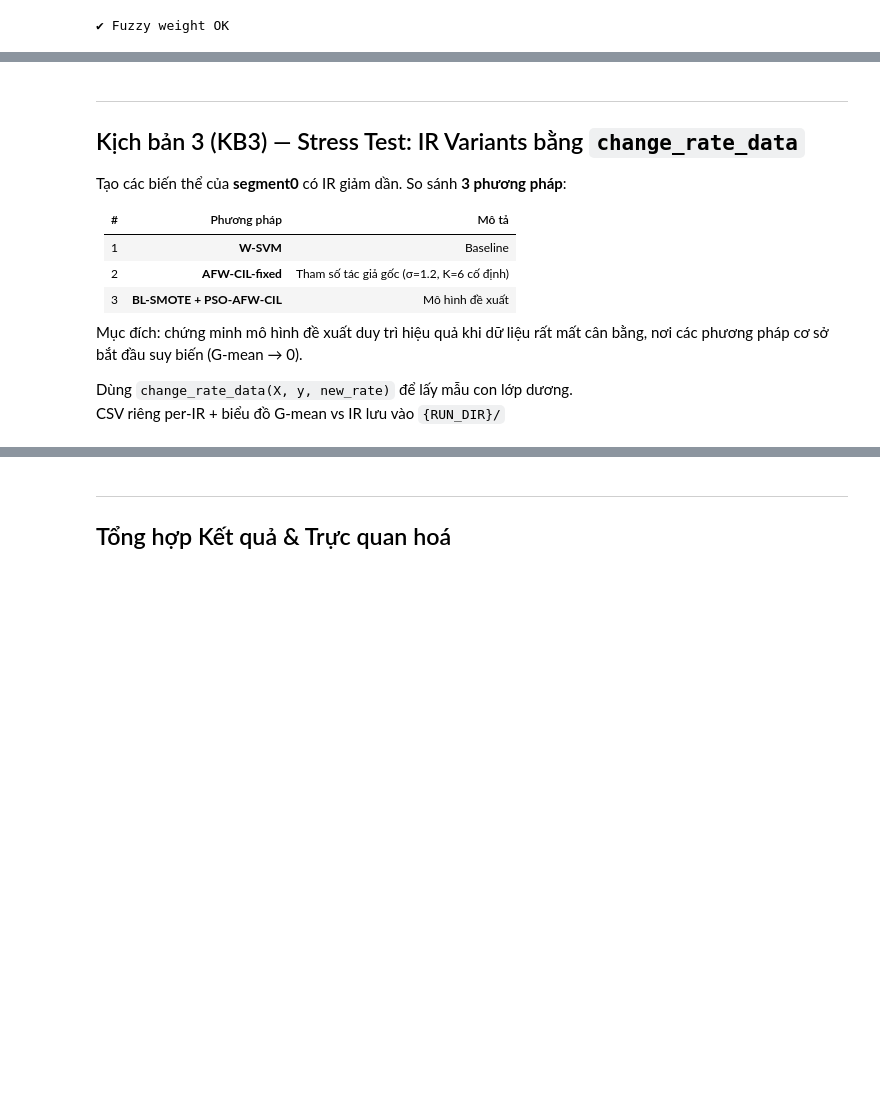
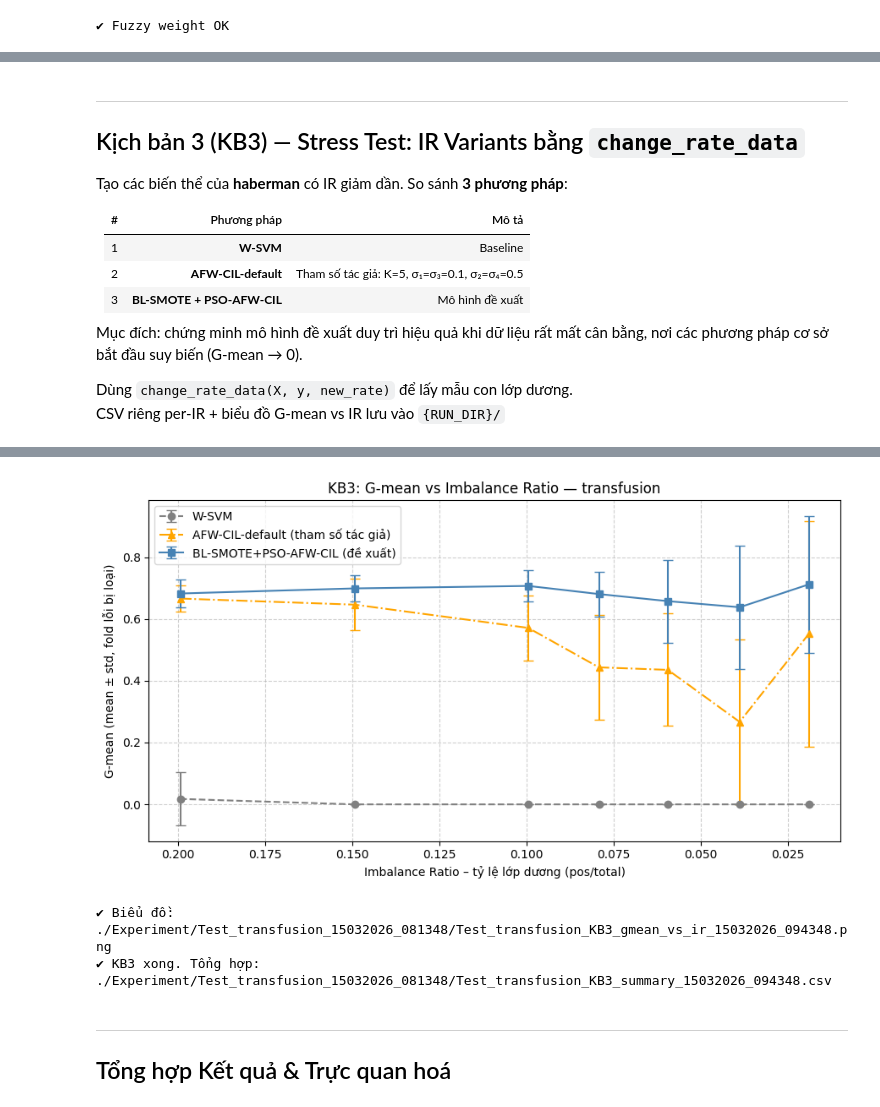
Before and after one commit to anhngocdang2723/afw-cil, a Jupyter notebook: notebook_modified/PSO_AFWCIL_QuickTest_segment0.ipynb, the cells around one changed output, grey strips where cells are left out. Saved outputs shown, nothing was run; the diff lists cells and outputs as text; code cells hidden in the pictures; blank space fills up the shorter version.

Commit message:
update notebook segment & pageblock

```diff
--- a/notebook_modified/PSO_AFWCIL_QuickTest_segment0.ipynb
+++ b/notebook_modified/PSO_AFWCIL_QuickTest_segment0.ipynb
@@ -64,13 +64,13 @@ sys.path += /home/quangvd/project/FAIR-2022
 DATASET_NAME = "segment0"       # << đổi tên dataset tại đây
 DATASET_FILE = "../data/datasets/segment0.csv"
 LABEL_COL    = "Class"
-LABEL_MAP    = {"negative": -1.0, "positive": 1.0}   # binary classification
+LABEL_MAP    = {"positive": 1.0, "negative": -1.0}
 DROP_COLS    = []
 CAT_COLS     = []
 IMPUTE       = False
 
 # ── Tên file dataset (không extension) → dùng đặt tên thư mục & kết quả ──
-_DS_BASE = os.path.splitext(os.path.basename(DATASET_FILE))[0]   # vd: "segment0"
+_DS_BASE = os.path.splitext(os.path.basename(DATASET_FILE))[0]   # vd: "haberman"
 
 # ── Tạo thư mục lưu kết quả: Experiment/Test_{tên_file}_{timestamp}/ ─────
 RUN_DIR = os.path.join("./Experiment", f"Test_{_DS_BASE}_{_RUN_TS}")
@@ -79,14 +79,14 @@ os.makedirs(RUN_DIR, exist_ok=True)
 os.makedirs(LOG_DIR, exist_ok=True)
 print(f"✔ Thư mục lần chạy: {RUN_DIR}")
 
-# ── Tham số chạy (điều chỉnh theo kích thước dataset) ─────────────────────────
+# ── Tham số chạy nhanh (nhỏ để test) ─────────────────────────
 N_SPLITS      = 5       # số fold CV
-N_REPEATS     = 1       # số lần lặp
-PSO_PARTICLES = 5       # số hạt PSO (Golden Setup)
-PSO_ITERS     = 5       # số vòng PSO (Golden Setup)
-INNER_CV_SPLITS = 3      # inner CV folds cho fitness PSO (nested)
+N_REPEATS     = 10      # số lần lặp
+PSO_PARTICLES = 8       # số hạt PSO (Golden Setup)
+PSO_ITERS     = 10      # số vòng PSO (Golden Setup)
+INNER_CV_SPLITS = 3     # inner CV folds cho fitness PSO (nested)
 C             = 100
-T_INNER       = 3       # số vòng LFB inner
+T_INNER       = 5       # số vòng LFB inner
 NAMEMETHOD    = "distance_center_own_opposite_tam"
 NAMEFUNCTION  = "func_own_opp_new"
 BOUNDS        = [(3, 11), (0.01, 0.5), (0.01, 0.99), (0.01, 0.5), (0.01, 0.99)]
@@ -1004,12 +1230,12 @@ csv_kb2, txt_kb2, df_kb2_sum = run_kb2(X_all, y_all, RUN_DIR)
 ---
 ## Kịch bản 3 (KB3) — Stress Test: IR Variants bằng `change_rate_data`
 
-Tạo các biến thể của **segment0** có IR giảm dần. So sánh **3 phương pháp**:
+Tạo các biến thể của **haberman** có IR giảm dần. So sánh **3 phương pháp**:
 
 | # | Phương pháp | Mô tả |
 |---|---|---|
 | 1 | **W-SVM** | Baseline |
-| 2 | **AFW-CIL-fixed** | Tham số tác giả gốc (σ=1.2, K=6 cố định) |
+| 2 | **AFW-CIL-default** | Tham số tác giả: K=5, σ₁=σ₃=0.1, σ₂=σ₄=0.5 |
 | 3 | **BL-SMOTE + PSO-AFW-CIL** | Mô hình đề xuất |
 
 Mục đích: chứng minh mô hình đề xuất duy trì hiệu quả khi dữ liệu rất mất cân bằng,
@@ -1020,13 +1246,13 @@ CSV riêng per-IR + biểu đồ G-mean vs IR lưu vào `{RUN_DIR}/`
 # %%
 # ── Các mức IR cần thử nghiệm ────────────────────────────────
 # Haberman: 81 pos / 306 total = 26.5% → chỉ giảm được ≤ 26%
-KB3_IR_LIST = [0.12, 0.10, 0.08, 0.06, 0.04, 0.02]
+KB3_IR_LIST = [0.20, 0.15, 0.10, 0.08, 0.06, 0.04, 0.02]
 
 def run_kb3(X_all, y_all, run_dir, dataset_name=_DS_BASE, ir_list=None):
     """
     KB3: Stress-test 3 phương pháp trên các biến thể IR giảm dần.
       1. W-SVM           — baseline
-      2. AFW-CIL-fixed   — tham số gốc tác giả (σ=1.2)
+      2. AFW-CIL-default — tham số tác giả (K=5, σ1=0.1, σ2=0.5, σ3=0.1, σ4=0.5)
       3. BL-SMOTE + PSO-AFW-CIL — mô hình đề xuất
 
     Tối ưu tính toán:
@@ -1052,7 +1278,7 @@ def run_kb3(X_all, y_all, run_dir, dataset_name=_DS_BASE, ir_list=None):
 
     print(f"\n{'='*60}")
     print(f"KB3 | Dataset: {dataset_name} | IR list: {ir_list}")
-    print(f"So sánh: W-SVM | AFW-CIL-fixed | BL-SMOTE+PSO-AFW-CIL")
+    print(f"So sánh: W-SVM | AFW-CIL-default | BL-SMOTE+PSO-AFW-CIL")
     print(f"{'='*60}")
 
     for ir_target in ir_list:
@@ -1085,6 +1311,8 @@ def run_kb3(X_all, y_all, run_dir, dataset_name=_DS_BASE, ir_list=None):
         if n_splits_actual < 2:
             print(f"  [!] Quá ít mẫu lớp thiểu số ({min_class}) → bỏ qua toàn bộ IR này")
             continue
+        if n_splits_actual < N_SPLITS:
+            print(f"  [i] IR thấp: giảm số fold từ {N_SPLITS} xuống {n_splits_actual} để đảm bảo mỗi fold có đủ mẫu lớp thiểu số")
 
         # NaN (không phải 0.0) dùng cho lỗi → nanmean/nanstd sẽ bỏ qua tự động
         wsvm_gm_list, afw_gm_list, proposed_gm_list = [], [], []
@@ -1106,6 +1334,9 @@ def run_kb3(X_all, y_all, run_dir, dataset_name=_DS_BASE, ir_list=None):
                     print(f"    [!] Rep {rep:02d} | Fold {fold} | <2 lớp → bỏ qua fold")
                     skipped_folds += 1
                     continue
+
+                X_core, y_core, X_val_tune, y_val_tune = split_train_core_val(
+                    X_tr, y_tr, test_size=0.25, random_state=rep * 100 + fold)
 
                 # ── 1. W-SVM baseline ──────────────────────────────────
                 t0 = time.time()
@@ -1130,52 +1361,50 @@ def run_kb3(X_all, y_all, run_dir, dataset_name=_DS_BASE, ir_list=None):
                         "W-SVM", f"ERROR,IR={ir_target}",
                         0.0, 0.0, 0.0, 0.0, 0.0, float('nan'), "error"))
 
-                # ── 2. AFW-CIL-fixed (tác giả gốc, σ=FIXED_RATE=1.2) ──
+                # ── 2. AFW-CIL-default (tham số tác giả) ──
                 # is_tomek + fuzzy_weight tính 1 lần / fold → dùng lại cho lfb_fixed
                 t0 = time.time()
                 try:
-                    _, posX_f, negX_f = is_tomek(X_tr, y_tr, class_type=[-1.0])
-                    w_init_afw = fuzzy_weight(0.5, 0.8, 0.2, X_tr, y_tr,
-                                             NAMEMETHOD, NAMEFUNCTION)
-                    if np.any(np.isnan(w_init_afw)) or np.any(w_init_afw <= 0):
-                        w_init_afw = np.ones(len(y_tr))   # fallback khi IR quá thấp
-                    best_w_afw, _, _ = lfb_fixed(C, posX_f, negX_f, w_init_afw,
-                                                  T_INNER, X_te, y_te, X_tr, y_tr)
+                    best_w_afw = lfb_refit_with_params(
+                        C, X_tr, y_tr, T_INNER, NAMEMETHOD, NAMEFUNCTION,
+                        AFW_AUTHOR_K, AFW_AUTHOR_S1, AFW_AUTHOR_S2, AFW_AUTHOR_S3, AFW_AUTHOR_S4)
                     pred_afw = wsvm(C, X_tr, y_tr, X_te, best_w_afw)
                     if np.any(np.isnan(pred_afw)):
                         raise ValueError("NaN in AFW-CIL pred")
                     sp_a, se_a, gm_a = Gmean(y_te, pred_afw)
                     afw_gm_list.append(gm_a)
+                    fn_author = f"K={AFW_AUTHOR_K},s1={AFW_AUTHOR_S1},s2={AFW_AUTHOR_S2},s3={AFW_AUTHOR_S3},s4={AFW_AUTHOR_S4},IR={ir_target}"
                     append_csv_row(csv_path, make_row(
                         rep, fold, round(time.time()-t0, 4),
-                        "AFW-CIL_fixed", f"sigma=1.2,IR={ir_target}",
+                        "AFW-CIL_default", fn_author,
                         sp_a, se_a, gm_a,
                         f1_score(y_te, pred_afw, pos_label=1, zero_division=0),
                         accuracy_score(y_te, pred_afw), _safe_auc(y_te, pred_afw),
                         str(confusion_matrix(y_te, pred_afw, labels=[-1., 1.]).tolist())))
                 except Exception as e:
-                    print(f"    [!] AFW-CIL-fixed lỗi Rep {rep:02d} Fold {fold}: {e} → ghi NaN")
+                    print(f"    [!] AFW-CIL-default lỗi Rep {rep:02d} Fold {fold}: {e} → ghi NaN")
                     afw_gm_list.append(float('nan'))    # NaN: không nhiễm nanmean
                     append_csv_row(csv_path, make_row(
                         rep, fold, round(time.time()-t0, 4),
-                        "AFW-CIL_fixed", f"ERROR,IR={ir_target}",
+                        "AFW-CIL_default", f"ERROR,IR={ir_target}",
                         0.0, 0.0, 0.0, 0.0, 0.0, float('nan'), "error"))
 
                 # ── 3. BL-SMOTE + PSO-AFW-CIL (đề xuất) ──────────────
-                # SMOTE trước → PSO_AFWCIL tính is_tomek+fuzzy_weight trong __init__
-                # Fix C: dùng pso2.ind_posX / pso2.ind_negX / pso2.init_weight sau optimize()
+                # Tuning PSO dùng inner CV 3-fold + SMOTE chỉ trên inner-train.
+                # Final refit/eval vẫn dùng SMOTE trên full outer-train.
                 t0 = time.time()
                 try:
-                    sm               = BorderlineSMOTE(random_state=rep)
-                    X_tr_sm, y_tr_sm = sm.fit_resample(X_tr, y_tr)[:2]
+                    sm_full          = BorderlineSMOTE(random_state=rep)
+                    X_tr_sm, y_tr_sm = sm_full.fit_resample(X_tr, y_tr)[:2]
                     pso2 = PSO_AFWCIL(PSO_PARTICLES, PSO_ITERS, BOUNDS, C, T_INNER,
-                                      X_tr_sm, y_tr_sm, X_te, y_te,
-                                      NAMEMETHOD, NAMEFUNCTION)
-                    gbpos2, gbval2, _ = pso2.optimize()
+                                      X_core, y_core, X_val_tune, y_val_tune,
+                                      NAMEMETHOD, NAMEFUNCTION,
+                                      inner_cv_splits=INNER_CV_SPLITS, use_smote_inner=True)
+                    gbpos2, _, _ = pso2.optimize()
                     K_b2   = int(round(float(gbpos2[0])))
-                    best_w2, _ = lfb_pso(C, pso2.ind_posX, pso2.ind_negX, pso2.init_weight,
-                                          T_INNER, X_te, y_te, X_tr_sm, y_tr_sm,
-                                          K_b2, gbpos2[1], gbpos2[2], gbpos2[3], gbpos2[4])
+                    best_w2 = lfb_refit_with_params(
+                        C, X_tr_sm, y_tr_sm, T_INNER, NAMEMETHOD, NAMEFUNCTION,
+                        K_b2, float(gbpos2[1]), float(gbpos2[2]), float(gbpos2[3]), float(gbpos2[4]))
                     pred_p = wsvm(C, X_tr_sm, y_tr_sm, X_te, best_w2)
                     if np.any(np.isnan(pred_p)):
                         raise ValueError("NaN in proposed pred")
@@ -1259,7 +1488,7 @@ def run_kb3(X_all, y_all, run_dir, dataset_name=_DS_BASE, ir_list=None):
                     capsize=4, linestyle='--', color='gray')
         ax.errorbar(x, df_sum3["AFW_Gm_mean"],
                     yerr=df_sum3["AFW_Gm_std"].fillna(0),
-                    marker='^', label='AFW-CIL-fixed (tác giả gốc)',
+                    marker='^', label='AFW-CIL-default (tham số tác giả)',
                     capsize=4, linestyle='-.', color='orange')
         ax.errorbar(x, df_sum3["Proposed_Gm_mean"],
                     yerr=df_sum3["Proposed_Gm_std"].fillna(0),
@@ -1283,3 +1512,4 @@ def run_kb3(X_all, y_all, run_dir, dataset_name=_DS_BASE, ir_list=None):
 
 # ── Chạy KB3 ─────────────────────────────────────────────────
 df_kb3_sum, csv_kb3_dict = run_kb3(X_all, y_all, RUN_DIR)
+# %% [output]
@@ -1286,3 +1549,6 @@ df_kb3_sum, csv_kb3_dict = run_kb3(X_all, y_all, RUN_DIR)
+[figure, added]
+✔ Biểu đồ: ./Experiment/Test_transfusion_15032026_081348/Test_transfusion_KB3_gmean_vs_ir_15032026_094348.png
+✔ KB3 xong. Tổng hợp: ./Experiment/Test_transfusion_15032026_081348/Test_transfusion_KB3_summary_15032026_094348.csv
 # %% [markdown]
 ---
 ## Tổng hợp Kết quả & Trực quan hoá
```
Also changed, not shown: parts of 12 cells of this notebook, 6 other files.
